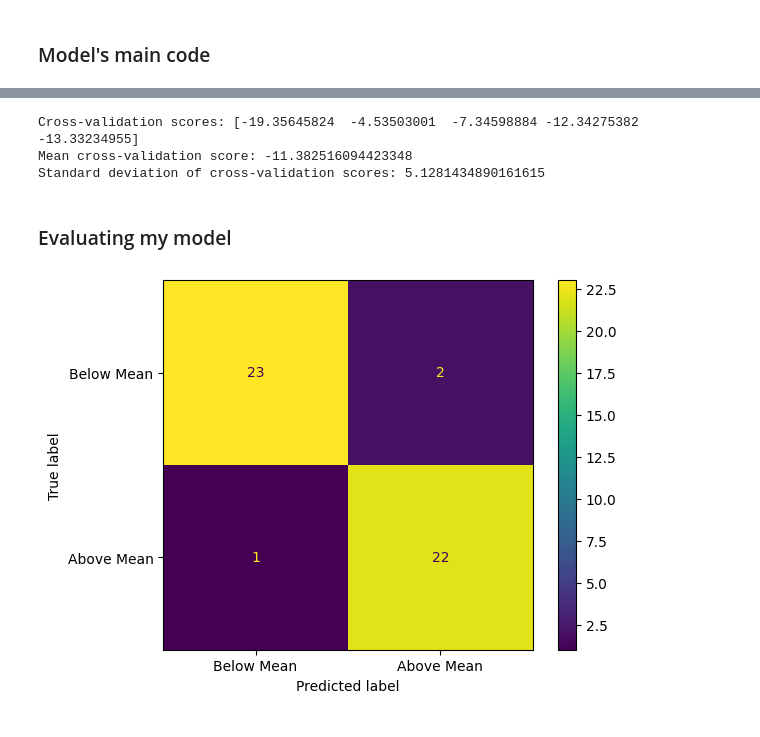
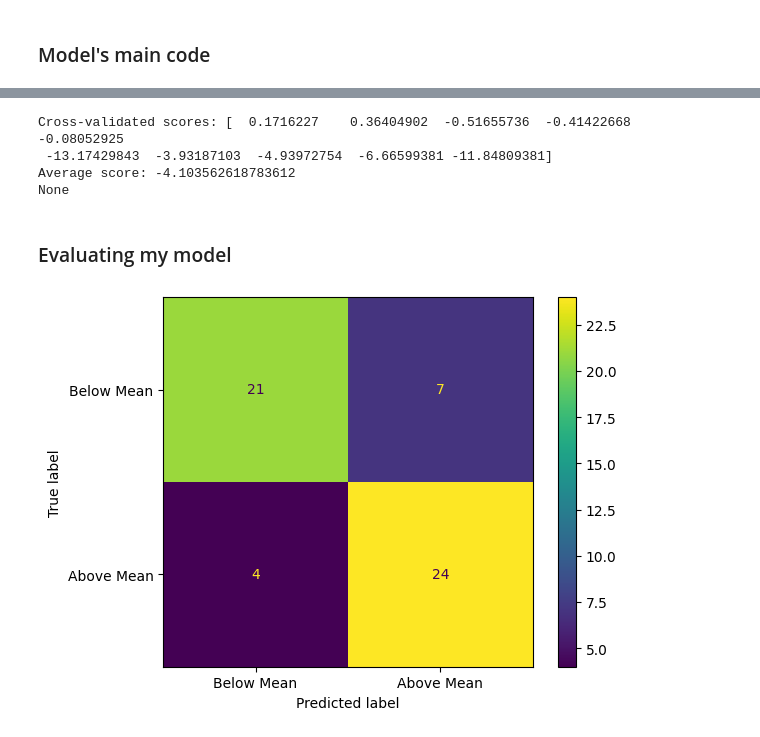
Before and after one commit to rayza-piedade24/PML, a Jupyter notebook: Assignment_02/Assignment_02.ipynb, the cells around one changed output, grey strips where cells are left out. Drawn from its saved outputs; the diff is of its cells as text; code cells hidden in the pictures.

```diff
--- a/Assignment_02/Assignment_02.ipynb
+++ b/Assignment_02/Assignment_02.ipynb
@@ -18,7 +18,7 @@ from sklearn.metrics import classification_report, ConfusionMatrixDisplay, confu
 from sklearn.tree import DecisionTreeClassifier
 # %%
 #Read the data
-data = pd.read_csv('aquifer_time_series (1).csv')
+data = pd.read_csv('aquifer_time_series.csv')
 data.head(12)
 # %% [output]
 |  | date | rainfall_mm | depth_to_groundwater_m | temperature_C | drainage_m3 | river_hydrometry_m |
@@ -326,29 +324,23 @@ The final clean dataset is referred to as ds.
 def make_pipeline(ds):
 
   # Define features for the regression
-  numeric_features = [col for col in data.columns if '_lag_' in col]
-  categorical_features = ['month']
-
+  numeric_features = [col for col in data.columns if '_lag_' in col] + ['rainfall_mm', 'temperature_C', 'river_hydrometry_m', 'drainage_m3', 'month', 'year']
   # Create transformers
   numeric_transformer = Pipeline(steps=[
       ('imputer', SimpleImputer(strategy='median')),
       ('scaler', StandardScaler())
       ])
-  # Use OneHotEncoder for categorical features (aka)
-  categorical_transformer = Pipeline(steps=[
-      ('onehot', OneHotEncoder(sparse_output=False))
-  ])
+
   # Combine transformers using ColumnTransformer
   preprocessor = ColumnTransformer(
       transformers=[
-          ('num', numeric_transformer, numeric_features),
-          ('cat', categorical_transformer, categorical_features)
+          ('num', numeric_transformer, numeric_features)
       ])
 
   # Create the pipeline
   pipeline = Pipeline(steps=[
       ('preprocessor', preprocessor),
-      ('regressor', RandomForestRegressor())
+      ('regressor', RandomForestRegressor(random_state=42,n_estimators=100, n_jobs=-1, max_depth=4))
   ])
 
 
@@ -358,17 +350,17 @@ def make_pipeline(ds):
 # %% [markdown]
 ### Model's main code
 # %%
-def main(ds, pipeline):
+def main():
 
   # Prepare data for the pipeline
-  X = ds.drop('depth_to_groundwater_m', axis=1) # Features
-  y = ds['depth_to_groundwater_m'] # Target variable
+  X = ds.drop('depth_to_groundwater_m', axis=1)
+  y = ds['depth_to_groundwater_m']
 
   #Split data
-  X_train, X_test, y_train, y_test = train_test_split(X, y, test_size=0.3, random_state=42)
+  X_train, X_test, y_train, y_test = train_test_split(X, y, test_size=0.35, random_state=42)
 
   # Initialize and train the RandomForestRegressor model
-  model = RandomForestRegressor(random_state=42)
+  model = make_pipeline(ds)
   model.fit(X_train, y_train)
 
   # Make predictions
@@ -379,7 +371,10 @@ def main(ds, pipeline):
   output_size = 1
 
   return model, y_pred, input_size, output_size, X_train, X_test, y_train, y_test
-model_pred = model, y_pred, input_size, output_size
 
+pipeline = make_pipeline(ds)
+y_pred, input_size, output_size, *_= main()
+
+model_pred = y_pred, input_size, output_size
 print(model_pred)
 # %% [output]
@@ -398,41 +398,44 @@ print(model_pred)
-# %%
-def cross_validation(model, X, y, groups, n_splits=5):
-
-    gkf= GroupKFold(n_splits=n_splits)
-    n_pipeline = make_pipeline(ds)
-    cv_scores = cross_val_score(pipeline, X, y, cv=gkf, groups=groups,
-                                scoring='neg_mean_squared_error')
-
-    return  cv_scores
-
-
-# Print the cross-validation scores
-print("Cross-validation scores:", cv_scores)
-print("Mean cross-validation score:", np.mean(cv_scores))
-print("Standard deviation of cross-validation scores:", np.std(cv_scores))
-# %% [output]
-Cross-validation scores: [-19.35645824  -4.53503001  -7.34598884 -12.34275382 -13.33234955]
-Mean cross-validation score: -11.382516094423348
-Standard deviation of cross-validation scores: 5.1281434890161615
+# %%
+def cross_validation(X, y, groups, n_splits=10, random_state=42):
+
+    model = make_pipeline(ds)
+    cv = GroupKFold(n_splits=n_splits)
+    scores = cross_val_score(model, X, y, cv=cv, groups=groups)
+
+    print("Cross-validated scores:", scores)
+    print("Average score:", np.mean(scores))
+
+
+X = ds.drop('depth_to_groundwater_m', axis=1)
+y = ds['depth_to_groundwater_m']
+groups = ds['year']
+
+
+print(cross_validation(X, y, groups))
+# %% [output]
+Cross-validated scores: [  0.1716227    0.36404902  -0.51655736  -0.41422668  -0.08052925
+ -13.17429843  -3.93187103  -4.93972754  -6.66599381 -11.84809381]
+Average score: -4.103562618783612
+None
 # %% [markdown]
 ### Evaluating my model
 # %%
 def plot_confusion_matrix(y_true, y_pred):
     cm = confusion_matrix(y_true, y_pred)
     disp = ConfusionMatrixDisplay(confusion_matrix=cm, display_labels=['Below Mean', 'Above Mean'])
     disp.plot()
     plt.show()
 
 
-model, y_pred, input_size, output_size, X_train, X_test, y_train, y_test = main(ds, pipeline)
+model, y_pred, input_size, output_size, X_train, X_test, y_train, y_test = main()
 
 threshold = np.mean(y_test)
 y_pred_cat = (y_pred > threshold).astype(int)
 y_test_cat = (y_test > threshold).astype(int)
 
 plot_confusion_matrix(y_test_cat, y_pred_cat)
 # %% [output]
-[figure, old version]
+[figure, new version]
 # %%
 # === Plot Actual vs Predicted ===
 plt.figure(figsize=(8,6))
```
Also changed, not shown: parts of 4 cells of this notebook.
